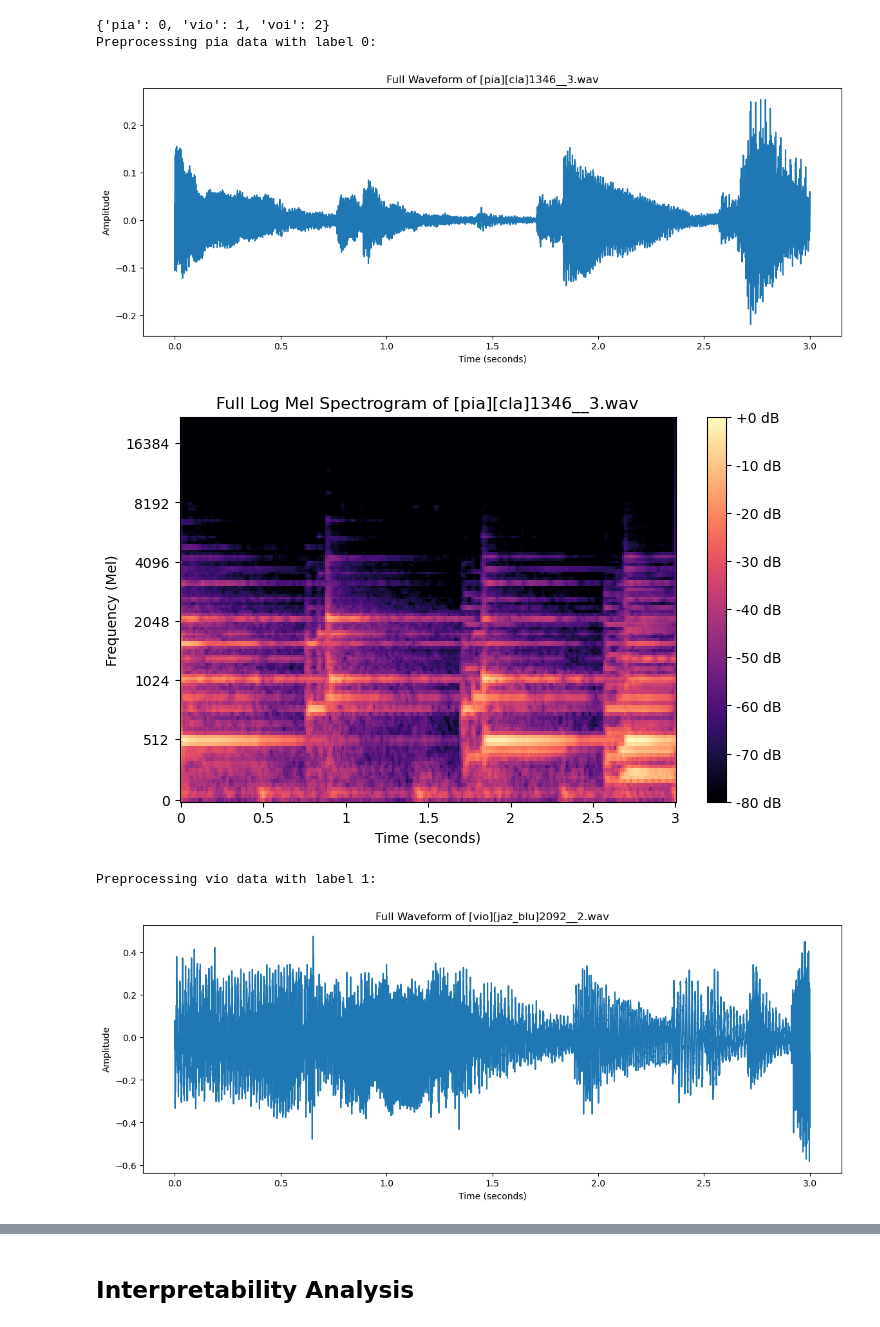
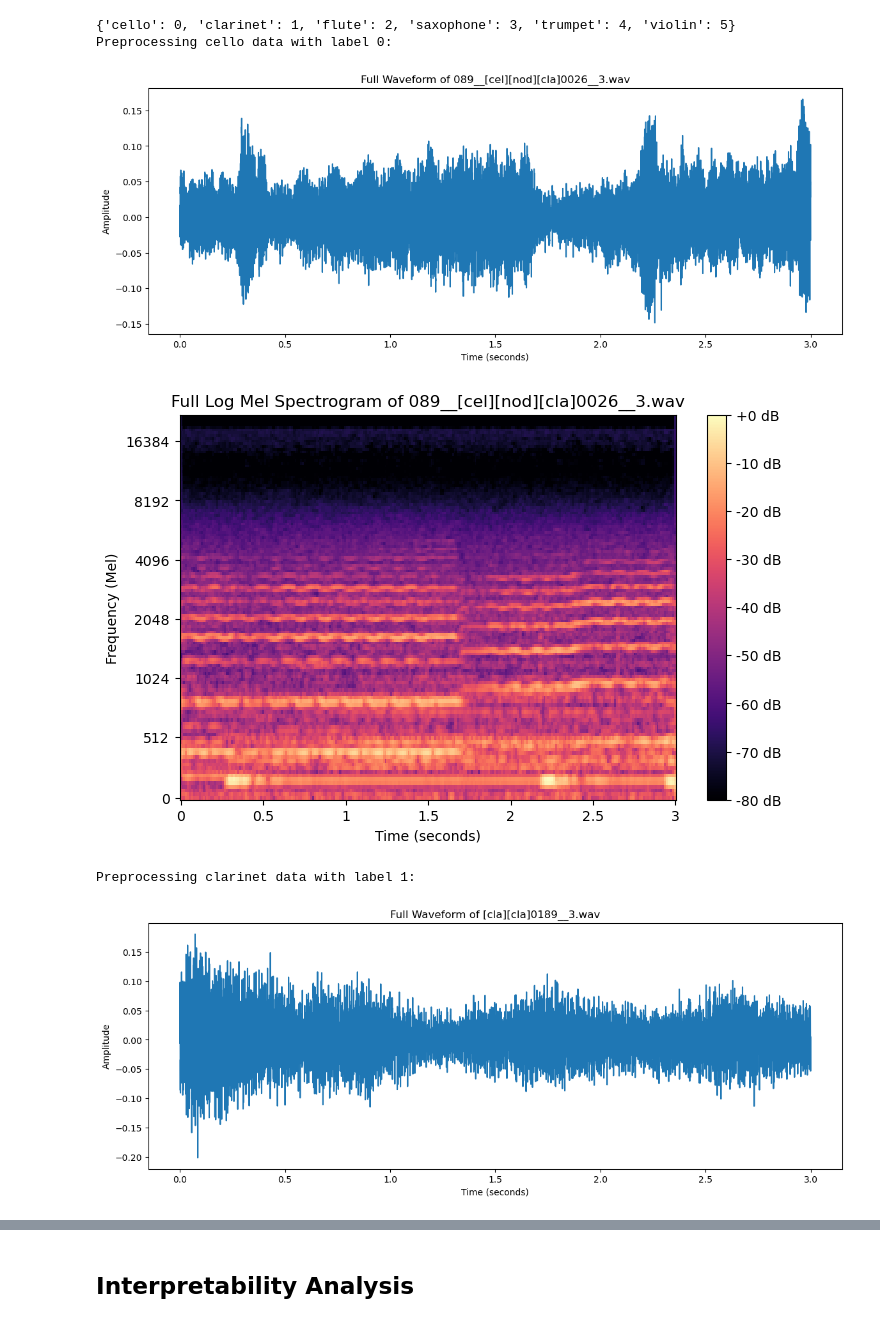
Before and after one commit to s-bao/lazs-final-project, a Jupyter notebook: conformer-irmas.ipynb, the cells around one changed output, grey strips where cells are left out. Drawn from its saved outputs; the diff is of its cells as text; code cells hidden in the pictures.

```diff
--- a/conformer-irmas.ipynb
+++ b/conformer-irmas.ipynb
@@ -25,6 +27,7 @@ class TimbreDataset(Dataset):
         self.clip_len = int(sample_rate * duration_ms / 1000)
         self.n_mels = n_mels
         self.instrument_to_label = instrument_to_label
+        self.waveforms = []
 
         # preprocess
         for instrument, label in instrument_to_label.items():
@@ -97,6 +100,7 @@ class TimbreDataset(Dataset):
                         # self.samples.append(file_path)
                         self.samples.append(log_mel)
                         self.labels.append(label)
+                        self.waveforms.append(clip)
                     except Exception as e:
                         # Log the issue and skip the corrupted file
                         print(f"[Error] Skipping {file_path}: {e}")
@@ -109,9 +113,33 @@ class TimbreDataset(Dataset):
         # Fetch preprocessed mel spectrogram and corresponding label
         log_mel = self.samples[idx]
         label = self.labels[idx]
+        waveform = self.waveforms[idx]
+        sr = self.sr
 
         # Return the preprocessed data and label
-        return torch.tensor(log_mel, dtype=torch.float32).unsqueeze(0), torch.tensor(label, dtype=torch.long)
+        # return torch.tensor(log_mel, dtype=torch.float32).unsqueeze(0), torch.tensor(label, dtype=torch.long)
+
+        centroid = librosa.feature.spectral_centroid(S=librosa.db_to_amplitude(log_mel), sr=sr)
+        rolloff = librosa.feature.spectral_rolloff(S=librosa.db_to_amplitude(log_mel), sr=sr)
+        zcr = librosa.feature.zero_crossing_rate(waveform)
+
+        # Resize / pad features to match mel shape (in time steps)
+        T = log_mel.shape[1]
+        def pad_to_T(x):
+            if x.shape[1] < T:
+                return np.pad(x, ((0, 0), (0, T - x.shape[1])), mode='constant')
+            else:
+                return x[:, :T]
+
+        centroid = pad_to_T(centroid)
+        rolloff = pad_to_T(rolloff)
+        zcr = pad_to_T(zcr)
+
+        # Stack features with mel: shape becomes [num_features, time]
+        # If log_mel is shape [n_mels, T], then we stack to [n_mels + 3, T]
+        full_features = np.vstack([log_mel, centroid, rolloff, zcr])
+
+        return torch.tensor(full_features, dtype=torch.float32).unsqueeze(0), torch.tensor(label, dtype=torch.long)
 
         # file_path = self.samples[idx]
         # label = self.labels[idx]
@@ -138,41 +166,41 @@ class TimbreDataset(Dataset):
         #     raise e
 # %%
 # Class mapping
-classes = ["pia", "vio", "voi"]
+classes = ["cello", "clarinet", "flute", "saxophone", "trumpet", "violin"]
 # classes = ['violin', 'viola', 'cello', 'double bass', 'clarinet', 'bass clarinet', 'saxophone', 'flute',
 #            'oboe', 'bassoon', 'contrabassoon', 'cor anglais', 'french horn', 'trombone', 'trumpet', 'tuba',
 #             'guitar', 'mandolin', 'banjo', 'percussion']
 n_classes = len(classes)
 instrument_to_label = {name: idx for idx, name in enumerate(classes)}
 print(instrument_to_label)
 
 # Splitting
 dataset = TimbreDataset("data/irmas", instrument_to_label)
 train_size = int(0.7 * len(dataset))
 val_size = int(0.1 * len(dataset))
 test_size = len(dataset) - train_size - val_size
 train_ds, val_ds, test_ds = random_split(dataset, [train_size, val_size, test_size])
 
 train_loader = DataLoader(train_ds, batch_size=16, shuffle=True, num_workers=0)
 val_loader = DataLoader(val_ds, batch_size=16, shuffle=False, num_workers=0)
 
 # Visualize split to make sure it's as expected
 train_labels = [int(label) for _, label in train_ds]
 val_labels = [int(label) for _, label in val_ds]
 test_labels = [int(label) for _, label in test_ds]
 
 # Count them
 train_counts = Counter(train_labels)
 val_counts = Counter(val_labels)
 test_counts = Counter(test_labels)
 
 print("Training Set Counts:", train_counts)
 print("Validation Set Counts:", val_counts)
 print("Test Set Counts:", test_counts)
 # %% [output]
-{'pia': 0, 'vio': 1, 'voi': 2}
-Preprocessing pia data with label 0:
+{'cello': 0, 'clarinet': 1, 'flute': 2, 'saxophone': 3, 'trumpet': 4, 'violin': 5}
+Preprocessing cello data with label 0:
-[figure, old version]
+[figure, new version]
-[figure, old version]
+[figure, new version]
-Preprocessing vio data with label 1:
+Preprocessing clarinet data with label 1:
-[figure, old version]
+[figure, new version]
```
Also changed, not shown: parts of 5 cells of this notebook, 5 other files.
